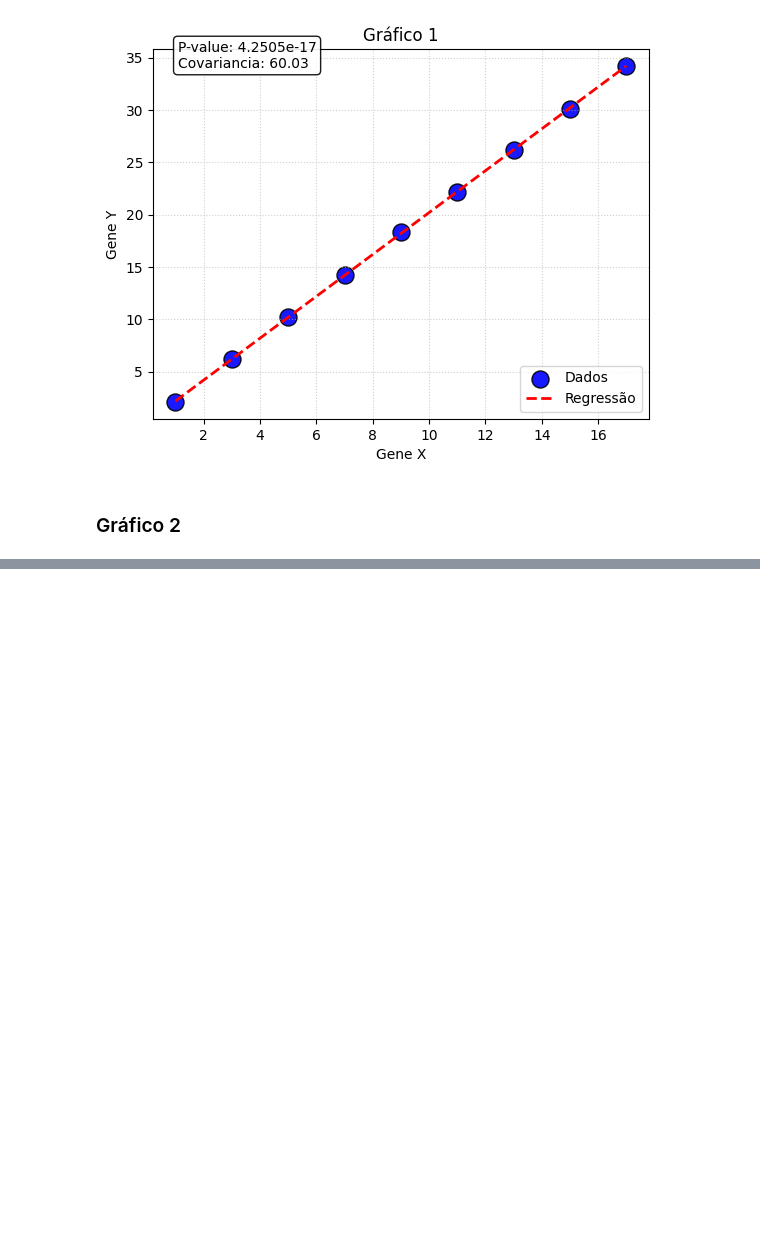
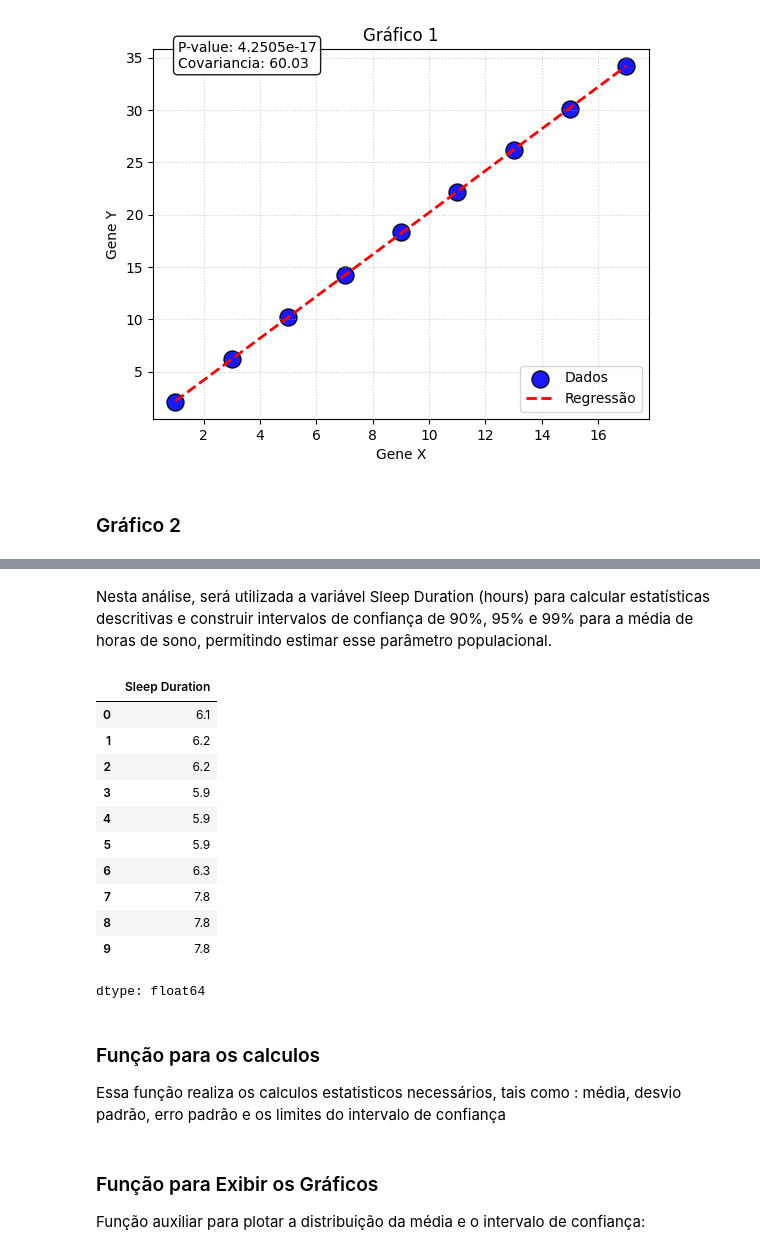
Before and after one commit to Itallo0708/Computational-Mathematics, a Jupyter notebook: notebooks/Atividade_2_2_Linear_regression_p_value_and_metrics.ipynb, the cells around one changed output, grey strips where cells are left out. Saved outputs shown, nothing was run; the diff lists cells and outputs as text; code cells hidden in the pictures; blank space fills up the shorter version.

```diff
--- a/notebooks/Atividade_2_2_Linear_regression_p_value_and_metrics.ipynb
+++ b/notebooks/Atividade_2_2_Linear_regression_p_value_and_metrics.ipynb
@@ -69,0 +95,21 @@ plotar_graficos(x2, y2, estatisticas, 'Gráfico 2', 'blue')
+# %% [markdown]
+Nesta análise, será utilizada a variável Sleep Duration (hours) para calcular estatísticas descritivas e construir intervalos de confiança de 90%, 95% e 99% para a média de horas de sono, permitindo estimar esse parâmetro populacional.
+# %%
+df_sleep_duration = df["Sleep Duration"]
+df_sleep_duration.head(10)
+# %% [output]
+|  | Sleep Duration |
+| 0 | 6.1 |
+| 1 | 6.2 |
+| 2 | 6.2 |
+| 3 | 5.9 |
+| 4 | 5.9 |
+| 5 | 5.9 |
+| 6 | 6.3 |
+| 7 | 7.8 |
+| 8 | 7.8 |
+| 9 | 7.8 |
+dtype: float64
+# %% [markdown]
+### Função para os calculos
+Essa função realiza os calculos estatisticos necessários, tais como : média, desvio padrão, erro padrão e os limites do intervalo de confiança
@@ -69,0 +135,3 @@ plotar_graficos(x2, y2, estatisticas, 'Gráfico 2', 'blue')
+# %% [markdown]
+### Função para Exibir os Gráficos
+Função auxiliar para plotar a distribuição da média e o intervalo de confiança:
```
Also changed, not shown: parts of 8 cells of this notebook.
